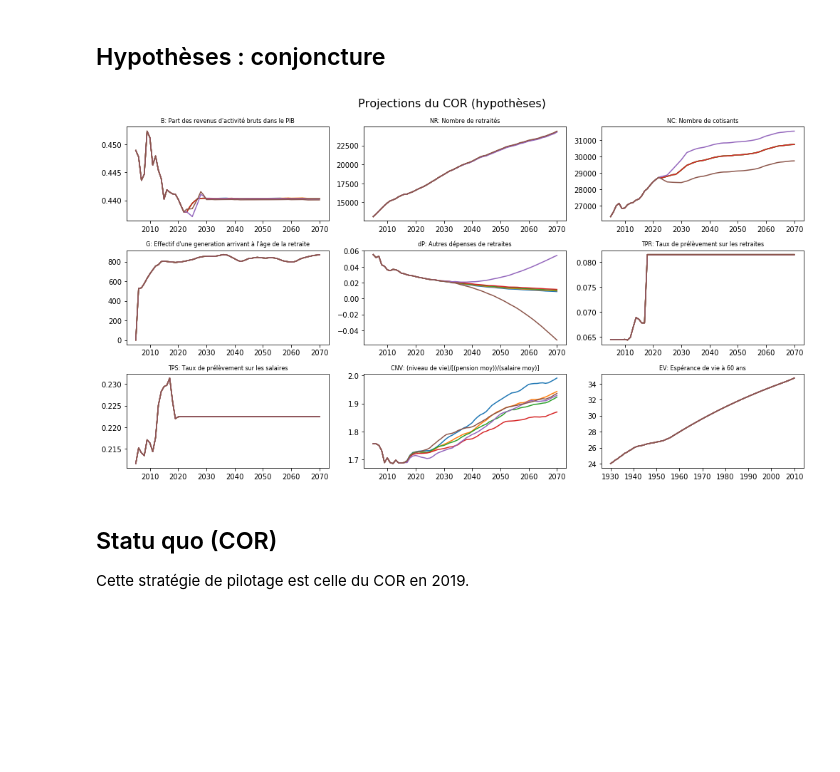
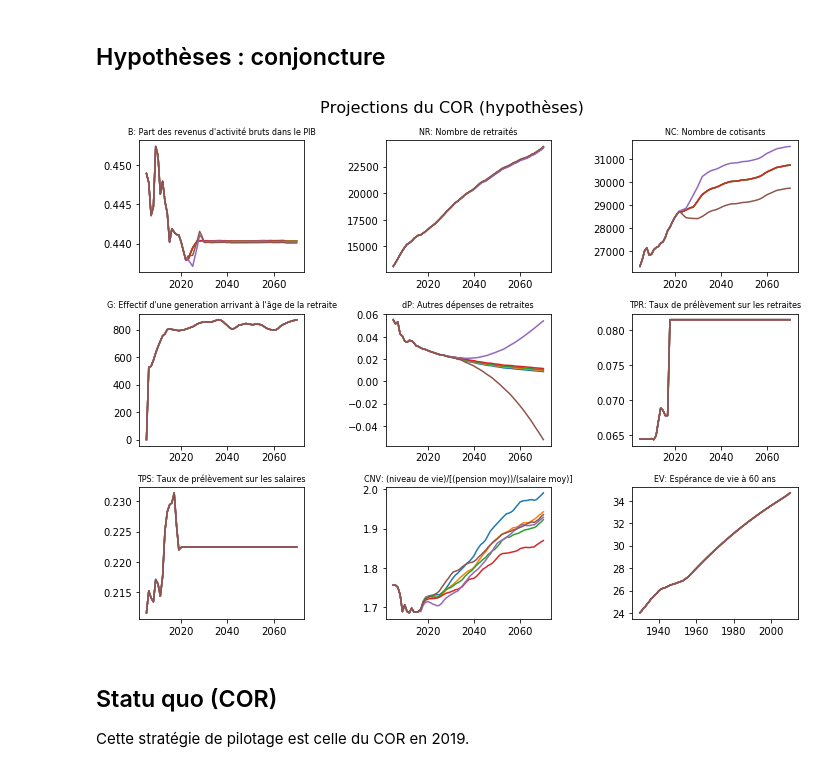
Before and after one commit to brunoscherrer/retraites, a Jupyter notebook: doc/simulation-COR-juin-2019.ipynb, the cells around one changed output. Drawn from its saved outputs; the diff is of its cells as text; code cells hidden in the pictures; blank space fills up the shorter version.

```diff
--- a/doc/simulation-COR-juin-2019.ipynb
+++ b/doc/simulation-COR-juin-2019.ipynb
@@ -5,19 +5,8 @@ from retraites.SimulateurRetraites import SimulateurRetraites
 import pylab as pl
 # %% [markdown]
 ## Hypothèses : conjoncture
-# %%
-simulateur = SimulateurRetraites('../retraites/fileProjection.json')
-
-analyse = simulateur.pilotageCOR()
-
-pl.figure(figsize=(14,8))
-pl.suptitle(u"Projections du COR (hypothèses)",fontsize=16)
-for c in range(9):
-    pl.subplot(3,3,c+1)
-    v,V = [ (simulateur.B,'B'), (simulateur.NR,'NR'), (simulateur.NC,'NC'), \
-            (simulateur.G,'G'), (simulateur.dP,'dP'), (simulateur.TCR,'TPR'),
-            (simulateur.TCS,'TPS'), (simulateur.CNV,'CNV'), (simulateur.EV,'EV') ][c]
-    analyse.graphique(v,V)
-pl.tight_layout(rect=[0, 0.03, 1, 0.95])
-# %% [output]
-[figure, removed]
+# %%
+simulateur = SimulateurRetraites('../retraites/fileProjection.json')
+simulateur.dessineConjoncture()
+# %% [output]
+[figure, added]
```
Also changed, not shown: parts of 7 cells of this notebook, 16 other files.
